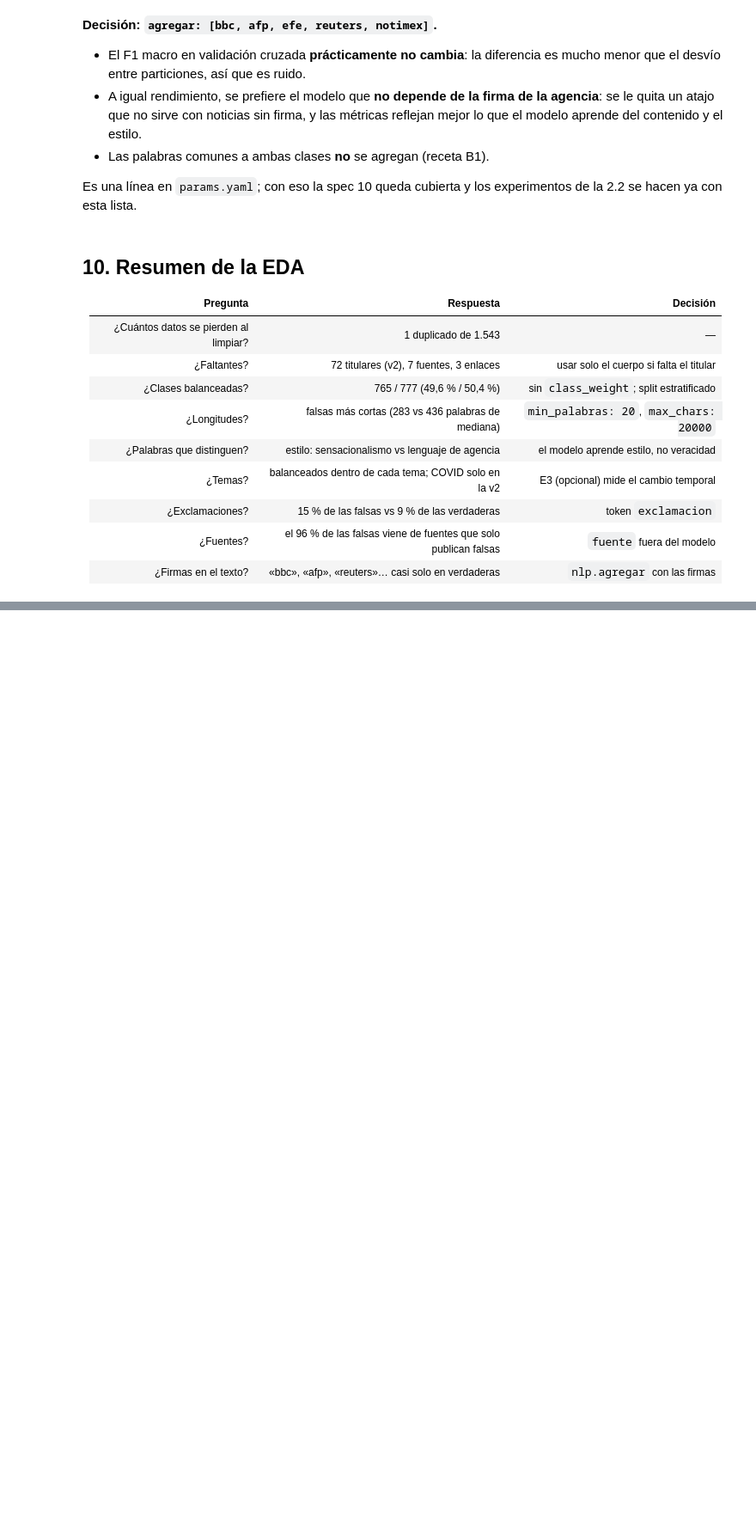
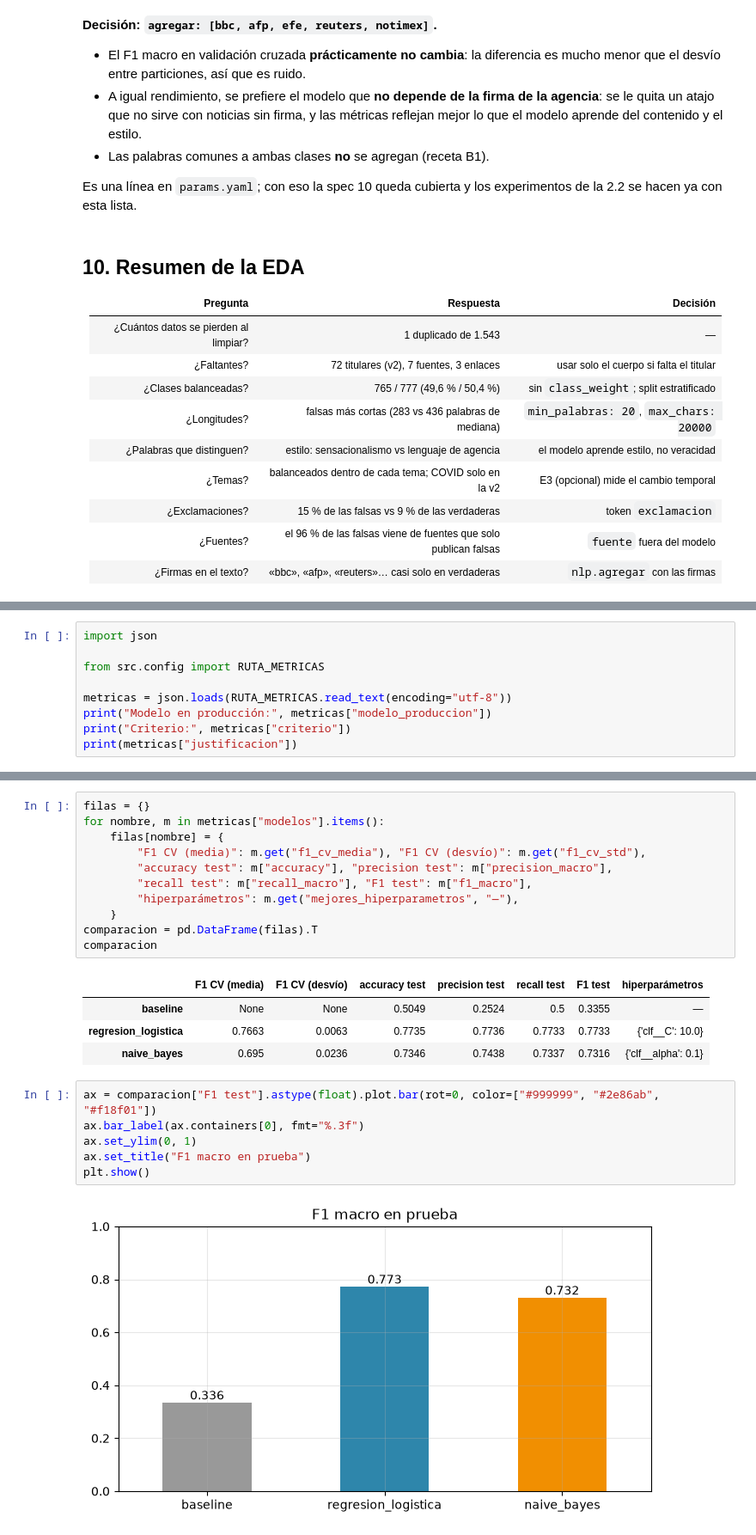
Before and after one commit to jairovargasfigueroa/analisis-sentimiento-resenas, a Jupyter notebook: notebooks/01_eda.ipynb, the cells around one changed output, grey strips where cells are left out. Shown at 86% size. Drawn from its saved outputs; the diff is of its cells as text; blank space fills up the shorter version.

```diff
--- a/notebooks/01_eda.ipynb
+++ b/notebooks/01_eda.ipynb
@@ -447,0 +454,9 @@ Es una línea en `params.yaml`; con eso la spec 10 queda cubierta y los experime
+# %%
+import json
+
+from src.config import RUTA_METRICAS
+
+metricas = json.loads(RUTA_METRICAS.read_text(encoding="utf-8"))
+print("Modelo en producción:", metricas["modelo_produccion"])
+print("Criterio:", metricas["criterio"])
+print(metricas["justificacion"])
@@ -447,0 +471,24 @@ Es una línea en `params.yaml`; con eso la spec 10 queda cubierta y los experime
+# %%
+filas = {}
+for nombre, m in metricas["modelos"].items():
+    filas[nombre] = {
+        "F1 CV (media)": m.get("f1_cv_media"), "F1 CV (desvío)": m.get("f1_cv_std"),
+        "accuracy test": m["accuracy"], "precision test": m["precision_macro"],
+        "recall test": m["recall_macro"], "F1 test": m["f1_macro"],
+        "hiperparámetros": m.get("mejores_hiperparametros", "—"),
+    }
+comparacion = pd.DataFrame(filas).T
+comparacion
+# %% [output]
+|  | F1 CV (media) | F1 CV (desvío) | accuracy test | precision test | recall test | F1 test | hiperparámetros |
+| baseline | None | None | 0.5049 | 0.2524 | 0.5 | 0.3355 | — |
+| regresion_logistica | 0.7663 | 0.0063 | 0.7735 | 0.7736 | 0.7733 | 0.7733 | {'clf__C': 10.0} |
+| naive_bayes | 0.695 | 0.0236 | 0.7346 | 0.7438 | 0.7337 | 0.7316 | {'clf__alpha': 0.1} |
+# %%
+ax = comparacion["F1 test"].astype(float).plot.bar(rot=0, color=["#999999", "#2e86ab", "#f18f01"])
+ax.bar_label(ax.containers[0], fmt="%.3f")
+ax.set_ylim(0, 1)
+ax.set_title("F1 macro en prueba")
+plt.show()
+# %% [output]
+[figure, added]
```
Also changed, not shown: parts of 19 cells of this notebook.
